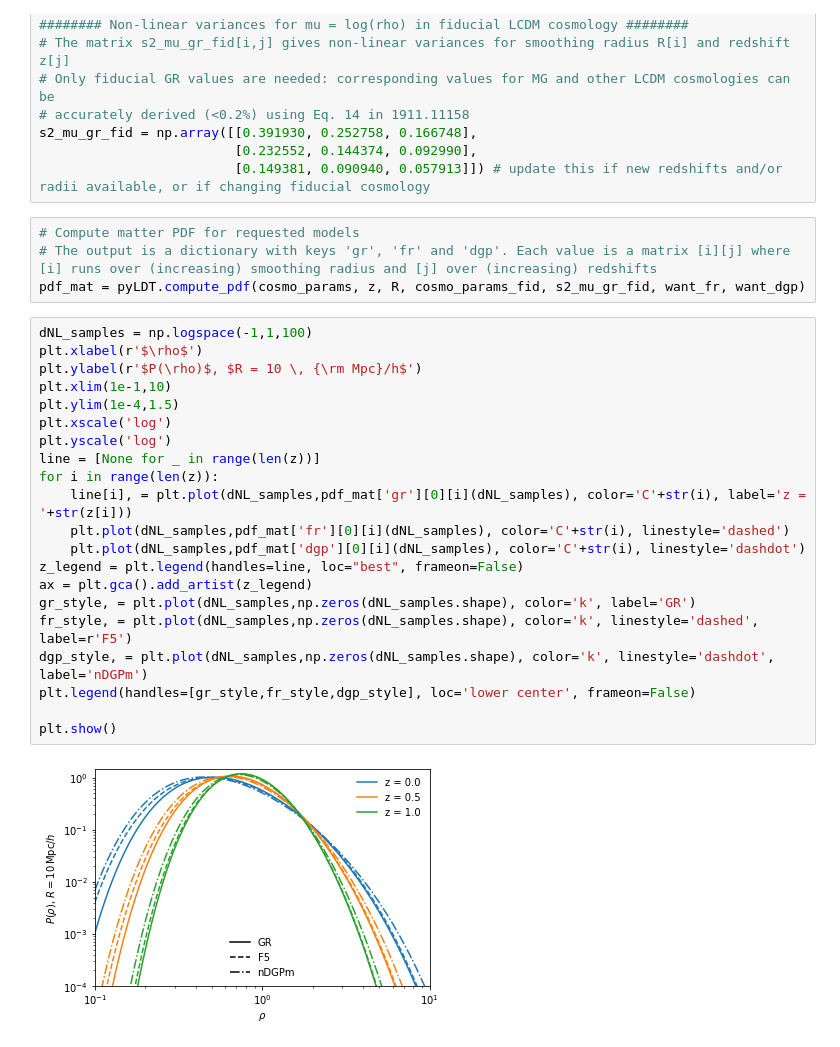
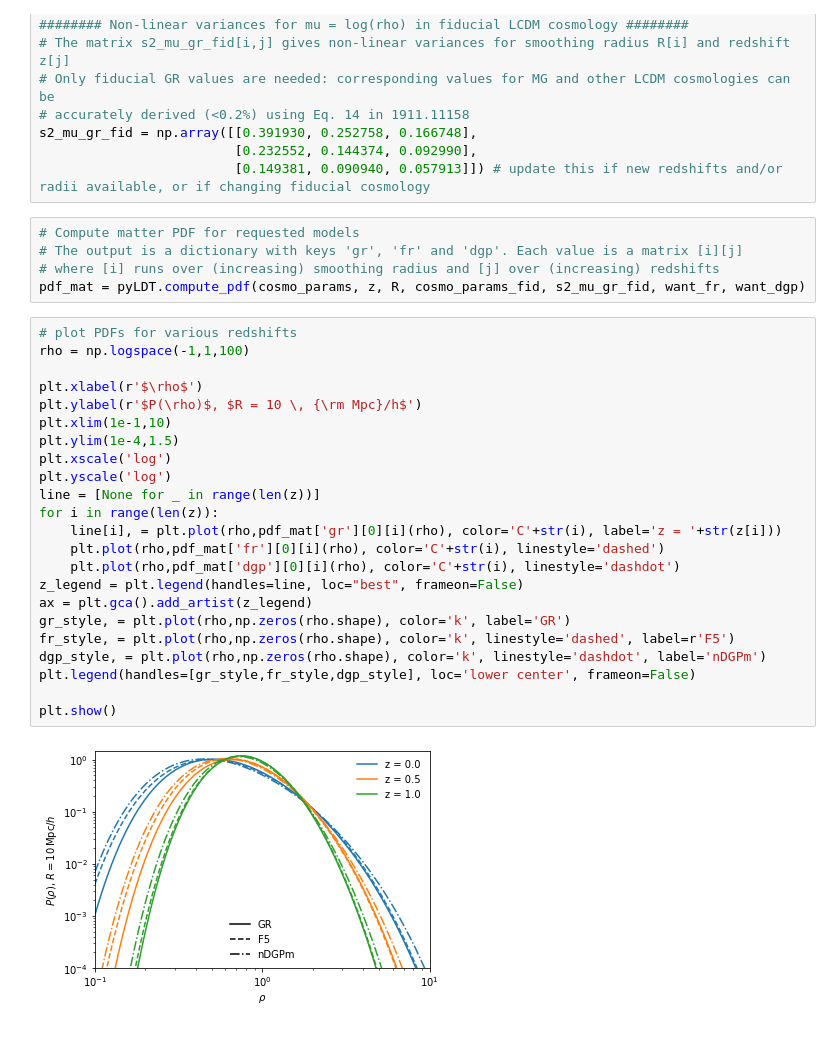
Before and after one commit to mcataneo/pyLDT-cosmo, a Jupyter notebook: examples.ipynb, the cells around one changed output. Drawn from its saved outputs; the diff is of its cells as text.

```diff
--- a/examples.ipynb
+++ b/examples.ipynb
@@ -20,31 +20,34 @@ s2_mu_gr_fid = np.array([[0.391930, 0.252758, 0.166748],
                          [0.149381, 0.090940, 0.057913]]) # update this if new redshifts and/or radii available, or if changing fiducial cosmology
 # %%
 # Compute matter PDF for requested models
-# The output is a dictionary with keys 'gr', 'fr' and 'dgp'. Each value is a matrix [i][j] where [i] runs over (increasing) smoothing radius and [j] over (increasing) redshifts
+# The output is a dictionary with keys 'gr', 'fr' and 'dgp'. Each value is a matrix [i][j]
+# where [i] runs over (increasing) smoothing radius and [j] over (increasing) redshifts
 pdf_mat = pyLDT.compute_pdf(cosmo_params, z, R, cosmo_params_fid, s2_mu_gr_fid, want_fr, want_dgp)
 # %%
-dNL_samples = np.logspace(-1,1,100)
+# plot PDFs for various redshifts
+rho = np.logspace(-1,1,100)
+
 plt.xlabel(r'$\rho$')
 plt.ylabel(r'$P(\rho)$, $R = 10 \, {\rm Mpc}/h$')
 plt.xlim(1e-1,10)
 plt.ylim(1e-4,1.5)
 plt.xscale('log')
 plt.yscale('log')
 line = [None for _ in range(len(z))]
 for i in range(len(z)):
-    line[i], = plt.plot(dNL_samples,pdf_mat['gr'][0][i](dNL_samples), color='C'+str(i), label='z = '+str(z[i]))
-    plt.plot(dNL_samples,pdf_mat['fr'][0][i](dNL_samples), color='C'+str(i), linestyle='dashed')
-    plt.plot(dNL_samples,pdf_mat['dgp'][0][i](dNL_samples), color='C'+str(i), linestyle='dashdot')
+    line[i], = plt.plot(rho,pdf_mat['gr'][0][i](rho), color='C'+str(i), label='z = '+str(z[i]))
+    plt.plot(rho,pdf_mat['fr'][0][i](rho), color='C'+str(i), linestyle='dashed')
+    plt.plot(rho,pdf_mat['dgp'][0][i](rho), color='C'+str(i), linestyle='dashdot')
 z_legend = plt.legend(handles=line, loc="best", frameon=False)
 ax = plt.gca().add_artist(z_legend)
-gr_style, = plt.plot(dNL_samples,np.zeros(dNL_samples.shape), color='k', label='GR')
-fr_style, = plt.plot(dNL_samples,np.zeros(dNL_samples.shape), color='k', linestyle='dashed', label=r'F5')
-dgp_style, = plt.plot(dNL_samples,np.zeros(dNL_samples.shape), color='k', linestyle='dashdot', label='nDGPm')
+gr_style, = plt.plot(rho,np.zeros(rho.shape), color='k', label='GR')
+fr_style, = plt.plot(rho,np.zeros(rho.shape), color='k', linestyle='dashed', label=r'F5')
+dgp_style, = plt.plot(rho,np.zeros(rho.shape), color='k', linestyle='dashdot', label='nDGPm')
 plt.legend(handles=[gr_style,fr_style,dgp_style], loc='lower center', frameon=False)
 
 plt.show()
 # %% [output]
-[figure, old version]
+[figure, new version]
 # %%
 # plot PDFs for various smoothing radii
 plt.xlabel(r'$\rho$')
```
Also changed, not shown: parts of 1 cell of this notebook, 1 other file.
